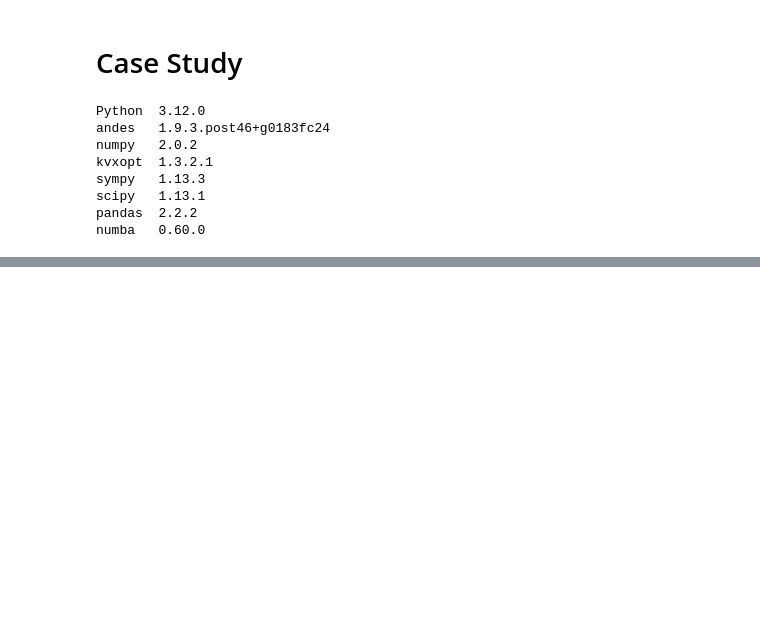
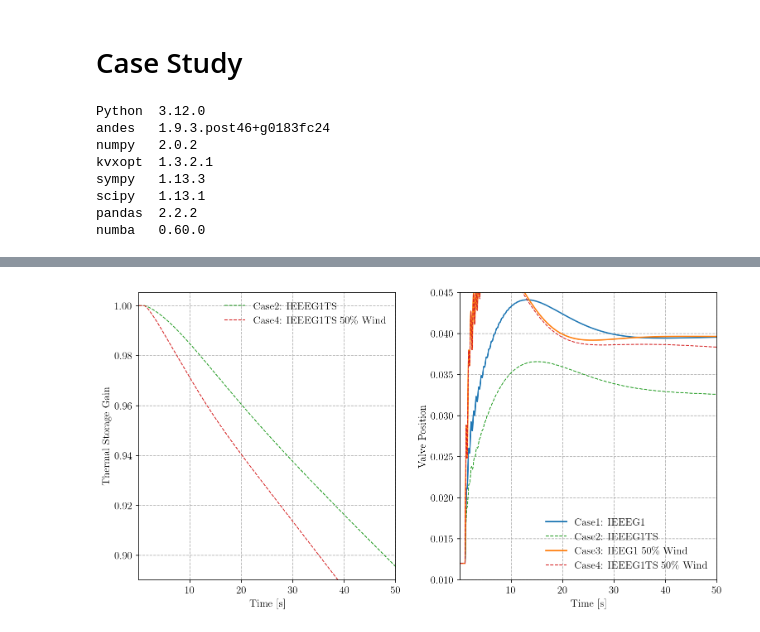
Before and after one commit to jinningwang/thermal_inertia, a Jupyter notebook: CaseStudy.ipynb, the cells around one changed output, grey strips where cells are left out. Cells and saved outputs as stored; diff of their text form; code cells hidden in the pictures; blank space fills up the shorter version.

```diff
--- a/CaseStudy.ipynb
+++ b/CaseStudy.ipynb
@@ -205,0 +216,56 @@ _ = s3.TDS.plt.plot(s3.IEEEG1TS.pout,
+# %%
+fig1, ax1 = plt.subplots(1, 2, figsize=(12, 6), dpi=150)
+plt.subplots_adjust(wspace=0.25)
+
+a = (0,)
+_ = s2.TDS.plt.plot(s2.IEEEG1TS.TS.y,
+                    a=a,
+                    ycalc=lambda x: 1 - x,
+                    show=False, grid=True,
+                    ylabel='Thermal Storage Gain',
+                    yheader=['Case2: IEEEG1TS'],
+                    linestyles=['--'],
+                    color=['tab:green'],
+                    style='default',
+                    fig=fig1, ax=ax1[0])
+_ = s4.TDS.plt.plot(s4.IEEEG1TS.TS.y,
+                    a=a,
+                    ycalc=lambda x: 1 - x,
+                    show=False,
+                    yheader=[r'Case4: IEEEG1TS 50\% Wind'],
+                    color=['tab:red'],
+                    linestyles=['--'],
+                    fig=fig1, ax=ax1[0])
+
+a = (0,)
+_ = s1.TDS.plt.plot(s1.IEEEG1.GV,
+                    a=a,
+                    show=False, grid=True,
+                    ymin=0.01, ymax=0.045,
+                    line_width=1.5,
+                    ylabel='Valve Position',
+                    yheader=['Case1: IEEEG1'],
+                    fig=fig1, ax=ax1[1])
+_ = s2.TDS.plt.plot(s2.IEEEG1TS.GV,
+                    a=a,
+                    show=False, grid=True,
+                    yheader=['Case2: IEEEG1TS'],
+                    linestyles=['--'],
+                    color=['tab:green'],
+                    style='default',
+                    fig=fig1, ax=ax1[1])
+_ = s3.TDS.plt.plot(s3.IEEEG1.GV,
+                    a=a,
+                    show=False,
+                    line_width=1.5,
+                    yheader=[r'Case3: IEEG1 50\% Wind'],
+                    fig=fig1, ax=ax1[1])
+_ = s4.TDS.plt.plot(s4.IEEEG1TS.GV,
+                    a=a,
+                    show=False,
+                    yheader=[r'Case4: IEEEG1TS 50\% Wind'],
+                    color=['tab:red'],
+                    linestyles=['--'],
+                    fig=fig1, ax=ax1[1])
+# %% [output]
+[figure, added]
```
Also changed, not shown: parts of 8 cells of this notebook, 8 other files.
